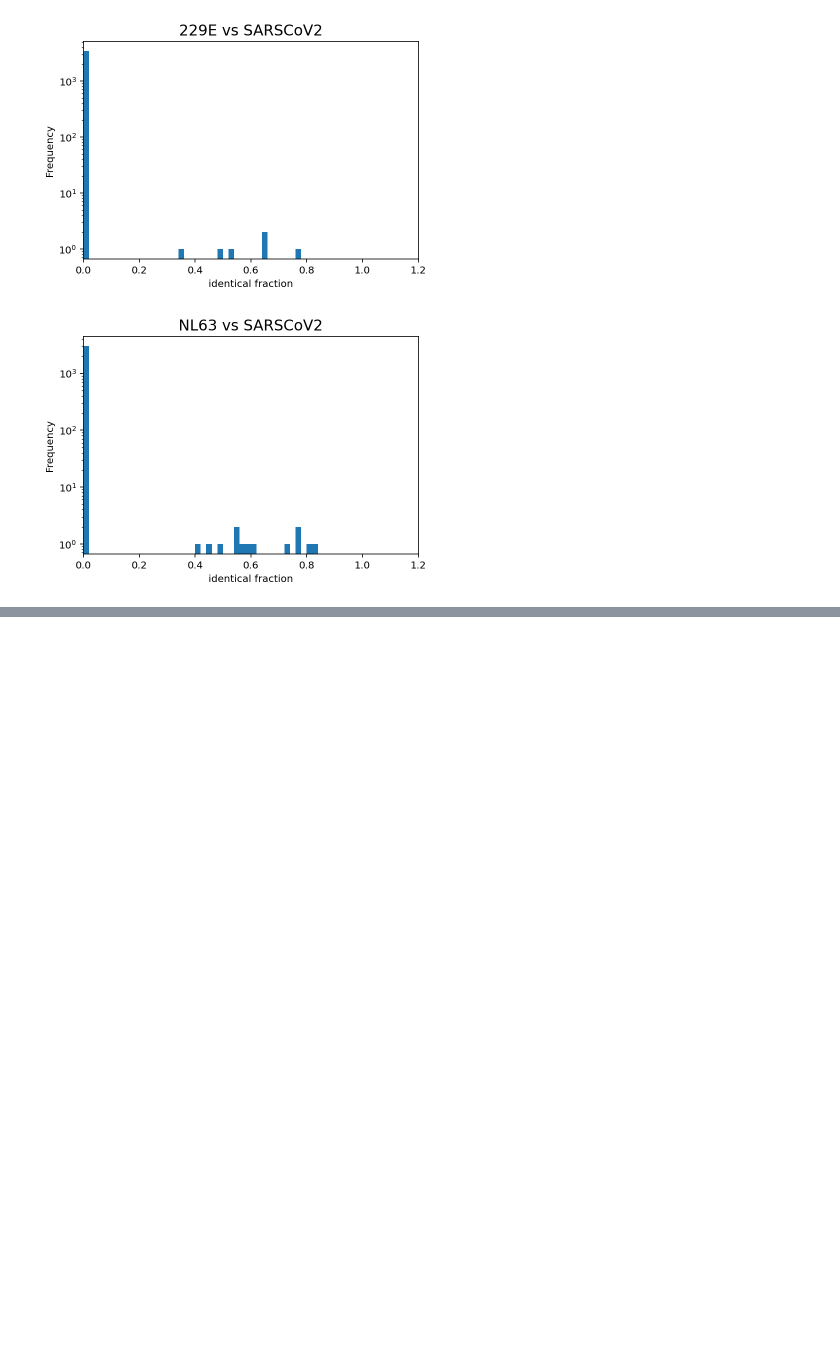
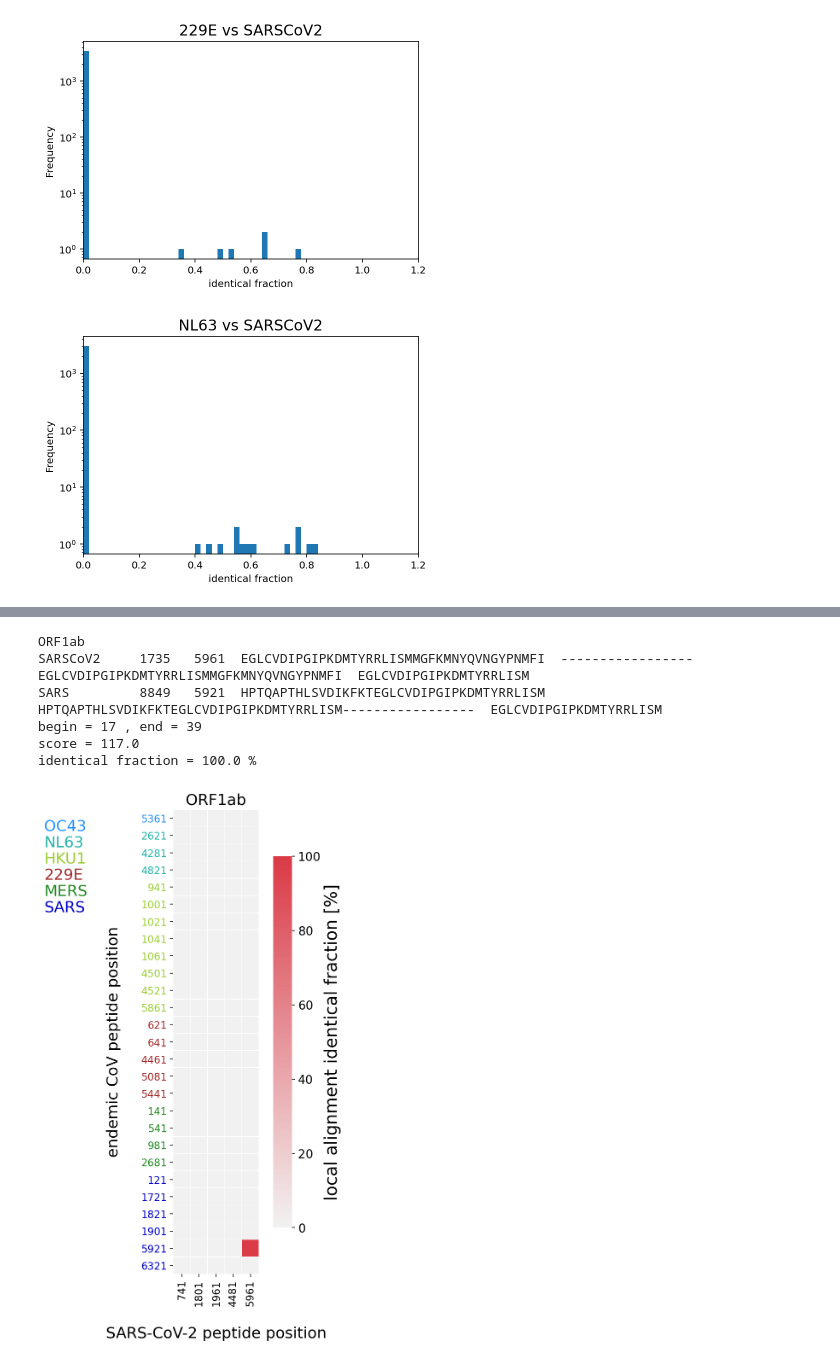
Before and after one commit to matsengrp/pan-CoV-manuscript, a Jupyter notebook: analysis-notebooks/Peptide-Alignments.ipynb, the cells around one changed output, grey strips where cells are left out. Drawn from its saved outputs; the diff is of its cells as text; code cells hidden in the pictures; blank space fills up the shorter version.

```diff
--- a/analysis-notebooks/Peptide-Alignments.ipynb
+++ b/analysis-notebooks/Peptide-Alignments.ipynb
@@ -287,2 +322,10 @@ pair_align_analysis('nucleocapsid', 7, -0.7)
 # %%
-pair_align_analysis('replicase_polyprotein_1ab', 6, -1.5)
+pair_align_analysis('ORF1ab', 6, -1.5)
+# %% [output]
+ORF1ab
+SARSCoV2     1735   5961  EGLCVDIPGIPKDMTYRRLISMMGFKMNYQVNGYPNMFI  -----------------EGLCVDIPGIPKDMTYRRLISMMGFKMNYQVNGYPNMFI  EGLCVDIPGIPKDMTYRRLISM
+SARS         8849   5921  HPTQAPTHLSVDIKFKTEGLCVDIPGIPKDMTYRRLISM  HPTQAPTHLSVDIKFKTEGLCVDIPGIPKDMTYRRLISM-----------------  EGLCVDIPGIPKDMTYRRLISM
+begin = 17 , end = 39
+score = 117.0
+identical fraction = 100.0 %
+[figure, added]
```
Also changed, not shown: parts of 3 cells of this notebook.
